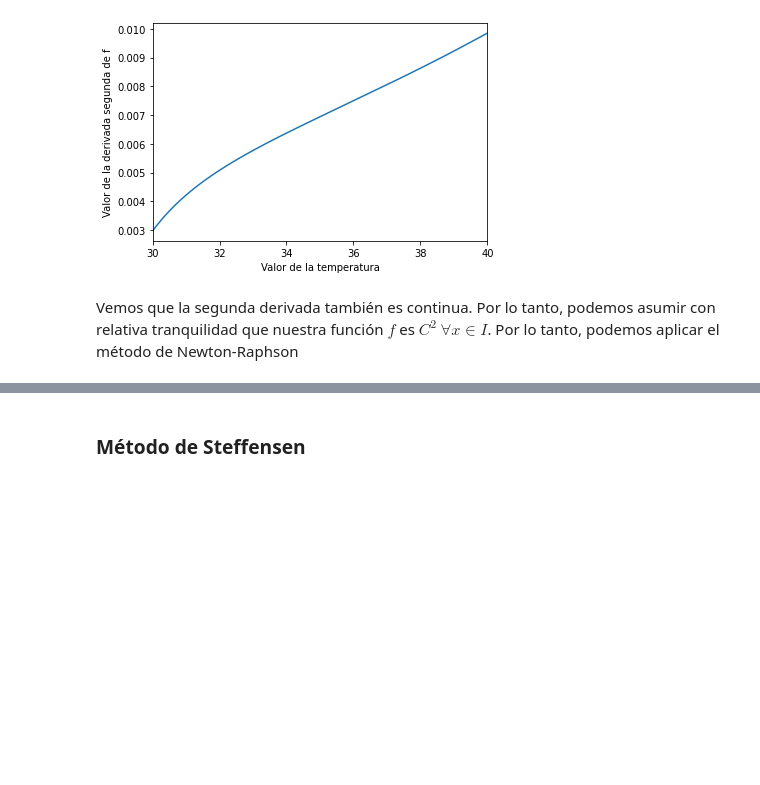
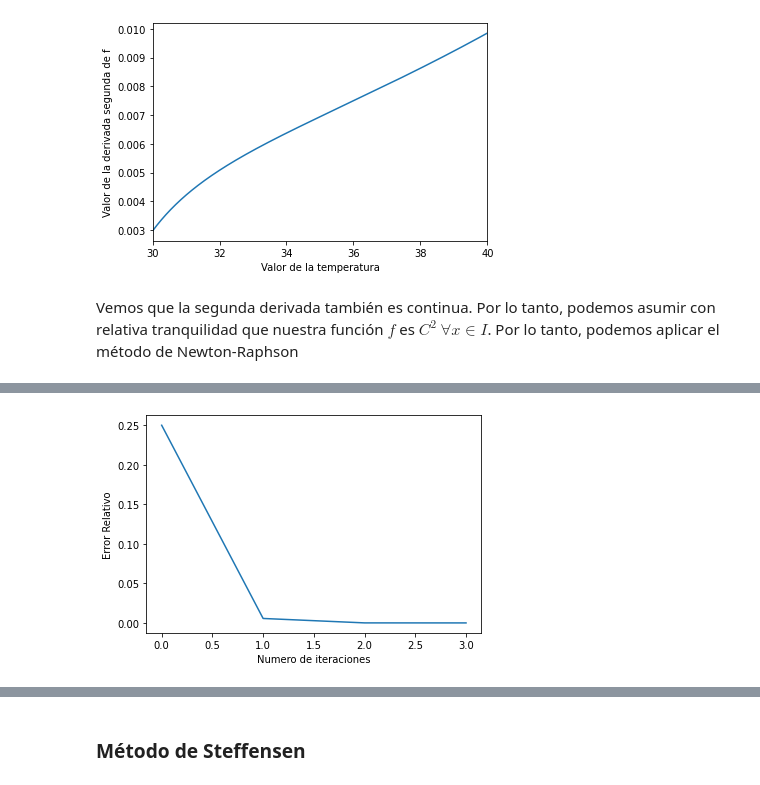
Before and after one commit to Nacho2904/AnalisisNumerico, a Jupyter notebook: TP1.ipynb, the cells around one changed output, grey strips where cells are left out. Cells and saved outputs as stored; diff of their text form; code cells hidden in the pictures; blank space fills up the shorter version.

```diff
--- a/TP1.ipynb
+++ b/TP1.ipynb
@@ -243,0 +267,3 @@ plt.ylim(0,0.02);
+# %%
+aproximacion, resultados = fixed_point_iteration(h_eval_ta_s, 30, 40, 10**-8, maximo_iteraciones = 5)
+resultados
@@ -282,0 +317,17 @@ Vemos que la segunda derivada también es continua. Por lo tanto, podemos asumir
+# %%
+def newton_raphson_iteration(f, f_prima, a, b, tol, maximo_iteraciones = 100):
+  resultados = pd.DataFrame(columns=["Aproximación", "Error Relativo"])
+  error_relativo = lambda a,b: np.abs((b-a)/b)
+  aproximacion_anterior = b
+  aproximacion_actual = (a+b)/2
+  resultados.loc[len(resultados)] = [aproximacion_actual, error_relativo(a,b)]
+  error_relativo = lambda a,b: np.abs((b-a)/b)
+
+  while error_relativo(aproximacion_actual, aproximacion_anterior) > tol and len(resultados) < maximo_iteraciones:
+    aproximacion_anterior = aproximacion_actual
+    aproximacion_actual = aproximacion_actual - f(aproximacion_actual)/f_prima(aproximacion_actual)
+    resultados.loc[len(resultados)] = [aproximacion_actual, error_relativo(aproximacion_actual, aproximacion_anterior)]
+
+  resultados["Lambda"] = aproximaciones_lambda(resultados)
+
+  return aproximacion_actual, resultados
@@ -282,0 +336,3 @@ Vemos que la segunda derivada también es continua. Por lo tanto, podemos asumir
+# %%
+aproximacion, resultados = newton_raphson_iteration(f_eval_ta_s, f_prima_eval_ta_s, 30,40,10**-8, 100)
+resultados
@@ -282,0 +345,6 @@ Vemos que la segunda derivada también es continua. Por lo tanto, podemos asumir
+# %%
+plt.plot(resultados.index, resultados["Error Relativo"])
+plt.xlabel("Numero de iteraciones")
+plt.ylabel("Error Relativo");
+# %% [output]
+[figure, added]
```
Also changed, not shown: parts of 13 cells of this notebook.
